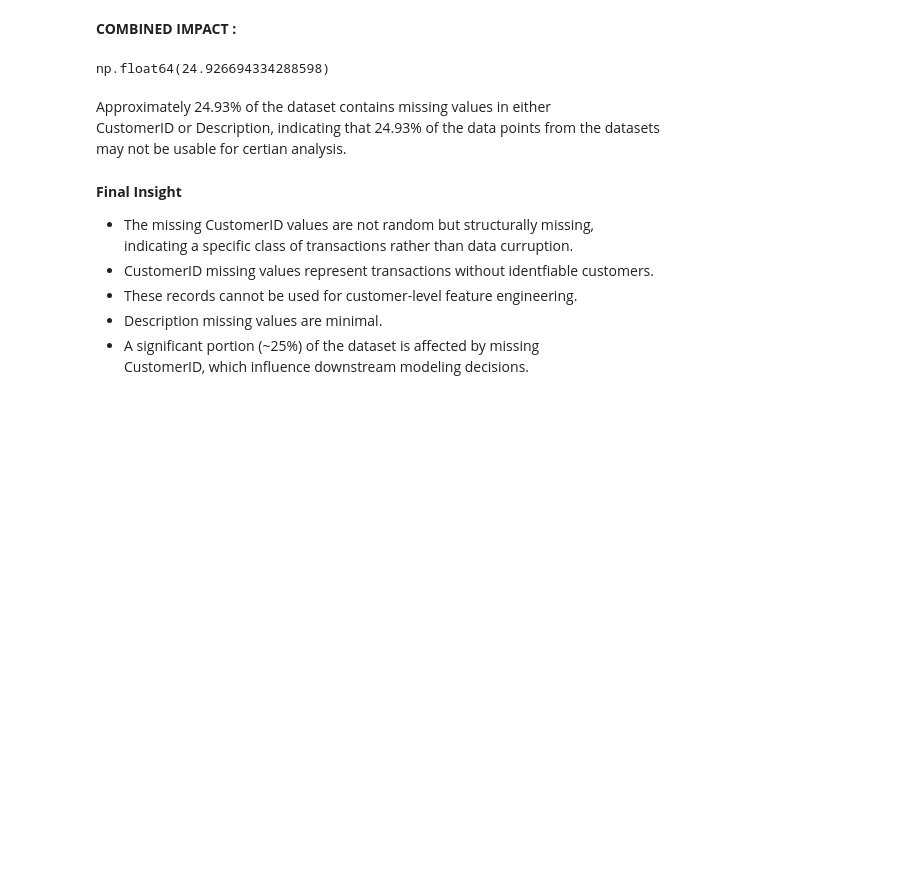
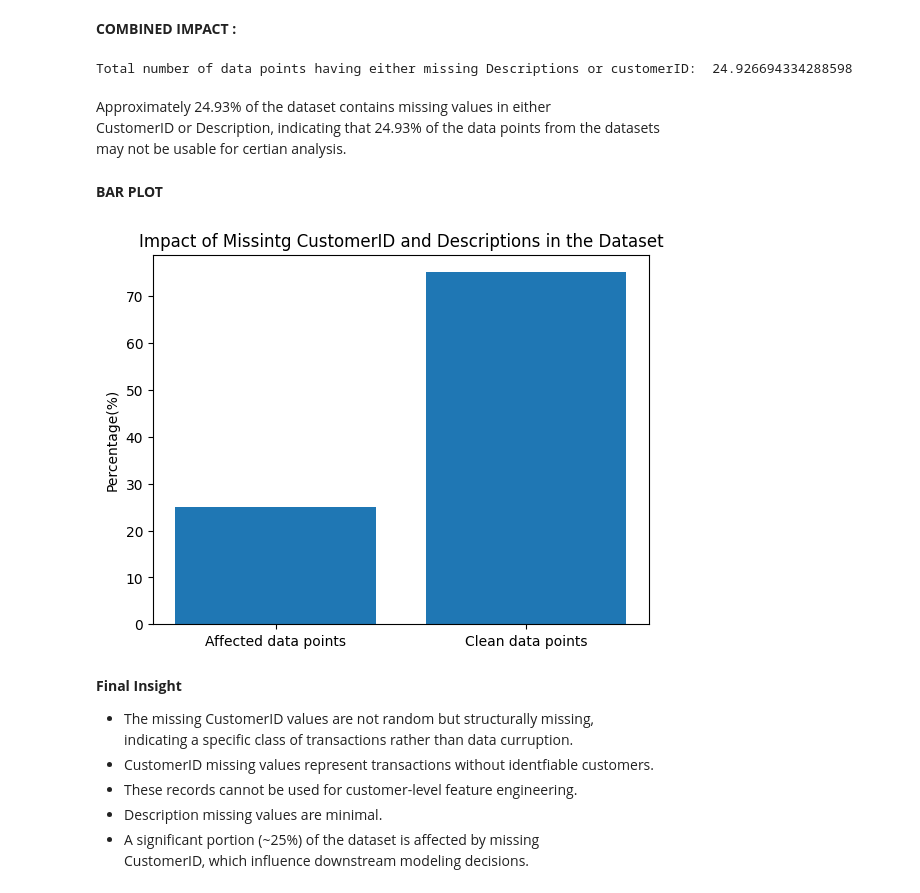
Before and after one commit to Rachit931/Cart-IQ, a Jupyter notebook: notebooks/01_EDA.ipynb, the cells around one changed output. Cells and saved outputs as stored; diff of their text form; code cells hidden in the pictures; blank space fills up the shorter version.

```diff
--- a/notebooks/01_EDA.ipynb
+++ b/notebooks/01_EDA.ipynb
@@ -71,13 +86,27 @@ Total Data points affected due to missing Descriptions: 0.2683107311375157
 # %% [markdown]
 **COMBINED IMPACT :**
 # %%
-((df["CustomerID"].isnull()) | (df["Description"].isnull())).mean()*100
+affected_points = ((df["CustomerID"].isnull()) | (df["Description"].isnull())).mean()*100
+
+print("Total number of data points having either missing Descriptions or customerID: ", affected_points)
 # %% [output]
-np.float64(24.926694334288598)
+Total number of data points having either missing Descriptions or customerID:  24.926694334288598
 # %% [markdown]
 Approximately 24.93% of the dataset contains missing values in either
 CustomerID or Description, indicating that 24.93% of the data points from the datasets
 may not be usable for certian analysis.
+# %% [markdown]
+**BAR PLOT**
+# %%
+clean_points = 100 - affected_points
+
+plt.bar(["Affected data points", "Clean data points"], [affected_points, clean_points])
+plt.title("Impact of Missintg CustomerID and Descriptions in the Dataset")
+plt.ylabel("Percentage(%)")
+
+plt.show()
+# %% [output]
+[figure, added]
 # %% [markdown]
 **Final Insight**
 * The missing CustomerID values are not random but structurally missing,
```
Also changed, not shown: parts of 54 cells of this notebook.
